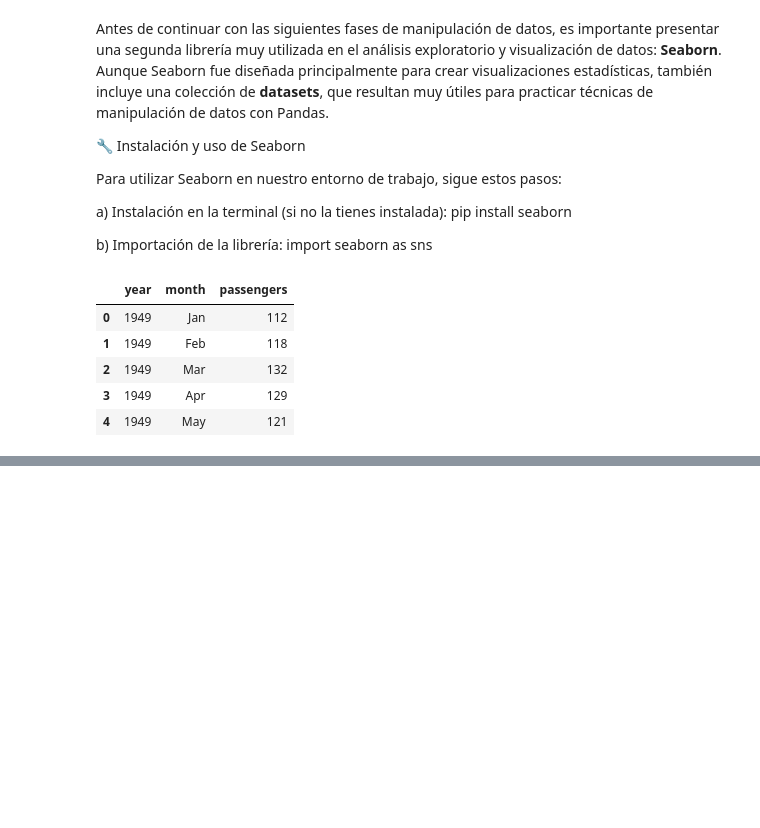
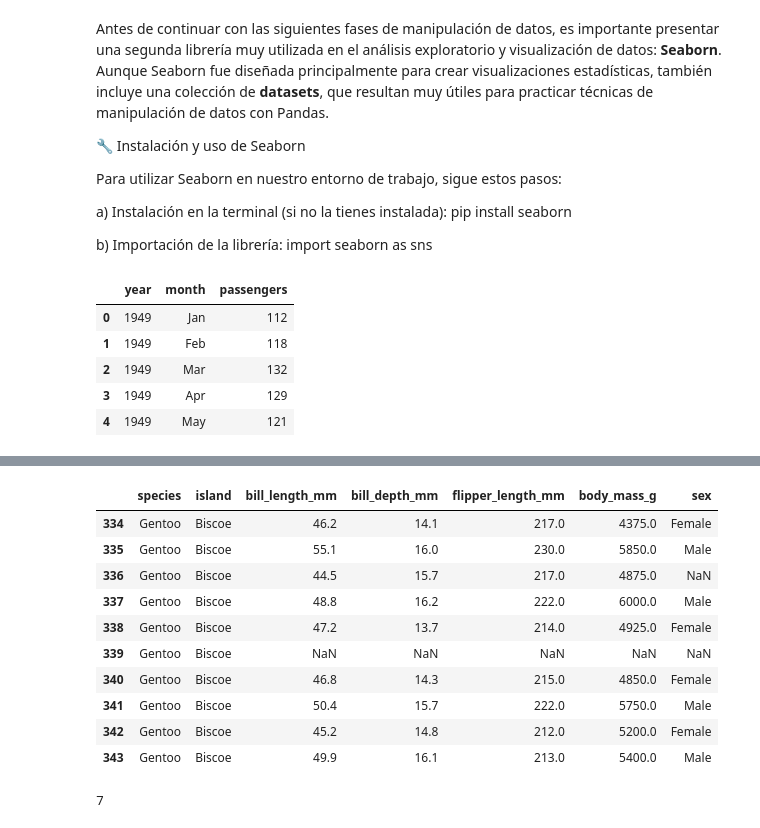
Before and after one commit to BrayanR03/Fundamentos-Pandas-y-Polars, a Jupyter notebook: pandas/01_series_en_pandas.ipynb, the cells around one changed output, grey strips where cells are left out. Saved outputs shown, nothing was run; the diff lists cells and outputs as text; code cells hidden in the pictures; blank space fills up the shorter version.

Commit message:
manipulacion de datos fase 2

```diff
--- a/pandas/01_series_en_pandas.ipynb
+++ b/pandas/01_series_en_pandas.ipynb
@@ -698,0 +783,51 @@ df_flights.head()
+# %%
+"""
+    C). Mostrar los N últimos registros de un dataset
+
+        📝 SINTAXIS:
+
+            dataset_nombre.tail(NúmeroDeRegistros) ⬅️ Indicamos un número para la cantidad de registros a mostrar
+"""
+# 💡 EJEMPO 1:
+
+# df_penguins.tail(5) ## ⬅️ Mostrar 5 últimos registros del dataset
+
+# 💡 EJEMPO 2:
+
+# df_penguins.tail(10) ## ⬅️ Mostrar 10 últimos registros del dataset
+# %% [output]
+|  | species | island | bill_length_mm | bill_depth_mm | flipper_length_mm | body_mass_g | sex |
+| 334 | Gentoo | Biscoe | 46.2 | 14.1 | 217.0 | 4375.0 | Female |
+| 335 | Gentoo | Biscoe | 55.1 | 16.0 | 230.0 | 5850.0 | Male |
+| 336 | Gentoo | Biscoe | 44.5 | 15.7 | 217.0 | 4875.0 | NaN |
+| 337 | Gentoo | Biscoe | 48.8 | 16.2 | 222.0 | 6000.0 | Male |
+| 338 | Gentoo | Biscoe | 47.2 | 13.7 | 214.0 | 4925.0 | Female |
+| 339 | Gentoo | Biscoe | NaN | NaN | NaN | NaN | NaN |
+| 340 | Gentoo | Biscoe | 46.8 | 14.3 | 215.0 | 4850.0 | Female |
+| 341 | Gentoo | Biscoe | 50.4 | 15.7 | 222.0 | 5750.0 | Male |
+| 342 | Gentoo | Biscoe | 45.2 | 14.8 | 212.0 | 5200.0 | Female |
+| 343 | Gentoo | Biscoe | 49.9 | 16.1 | 213.0 | 5400.0 | Male |
+# %%
+"""
+    D). Mostrar el volúmen del dataset (Cantidad de filas y columnas respectivamente)
+
+        📝 SINTAXIS:
+
+            dataset_nombre.shape ⬅️ Nos muestra la cantidad de filas y columnas en forma de tupla (,)
+
+            #### 🧠 Podemos acceder a la cantidad de filas o columnas basándonos en la posición
+                     de los datos que retorna la tupla, gracias a .shape ➡️ 0 = filas y 1 = columnas
+"""
+# 💡 EJEMPO 1:
+
+df_penguins.shape ## ⬅️ Muestra el volúmen de registros del dataset en forma de tupla. (CantidadFilas,CantidadColumnas)
+
+# 💡 EJEMPO 2:
+
+df_penguins.shape[0] ## ⬅️ Muestra la cantidad de registros (filas) del dataset
+
+# 💡 EJEMPO 3:
+
+df_penguins.shape[1] ## ⬅️ Muestra la cantidad de columnas del dataset
+# %% [output]
+7
```
Also changed, not shown: parts of 5 cells of this notebook, 1 other file.
